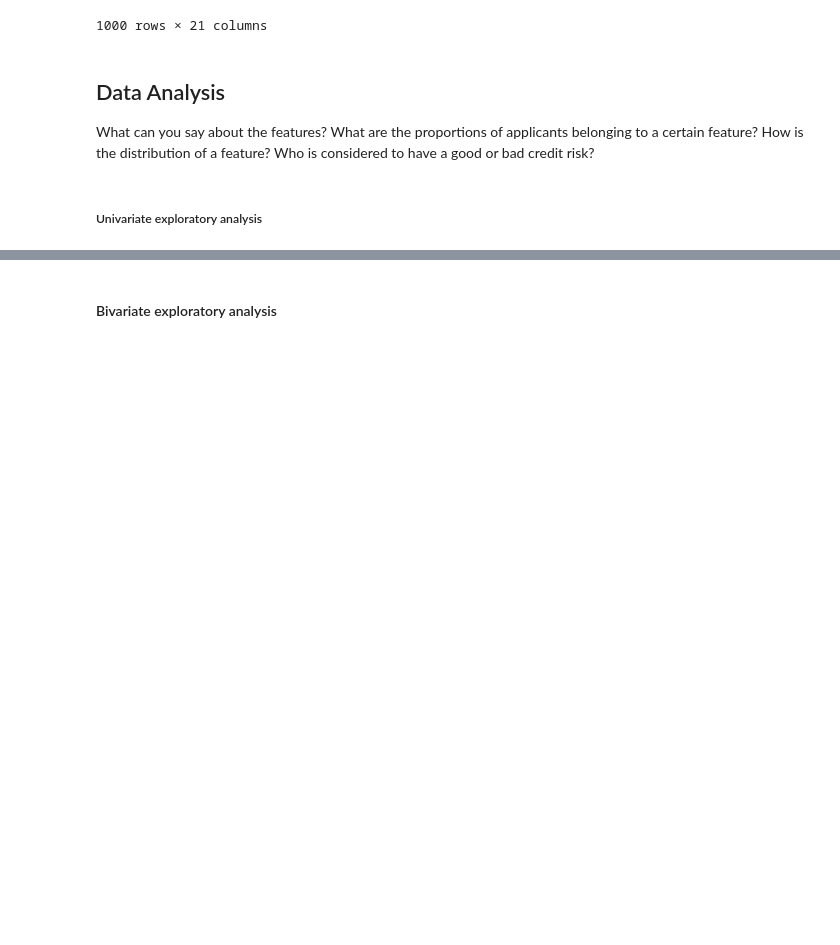
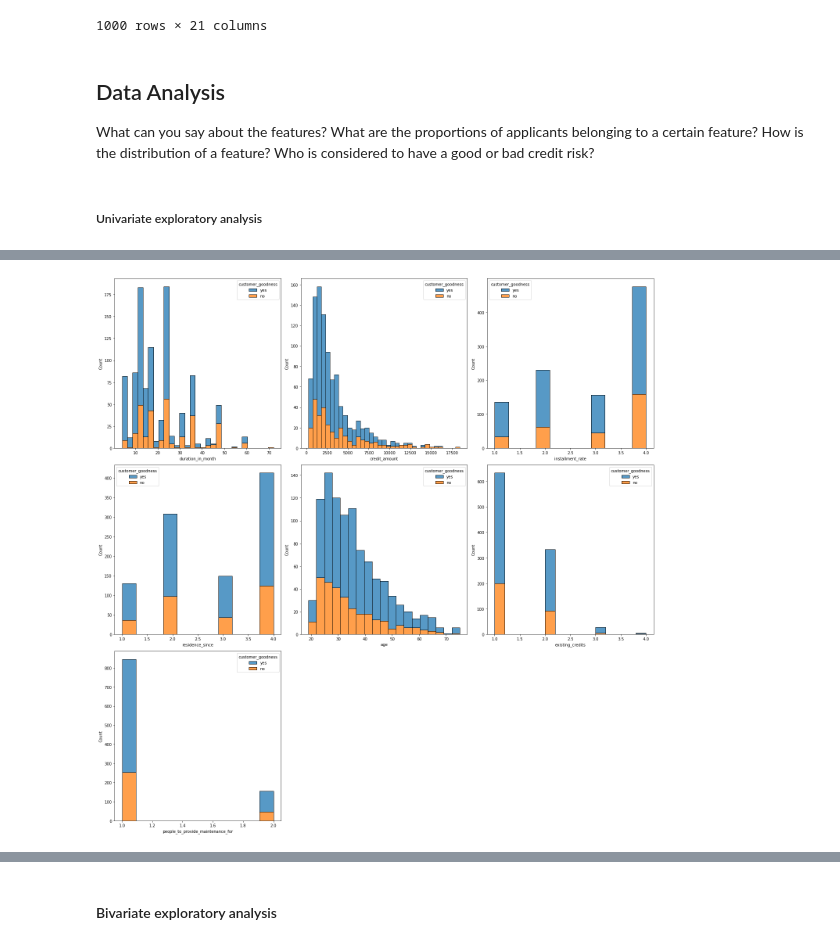
Before and after one commit to FUB-HCC/hcds-summer-2022, a Jupyter notebook: assignments/A2_Data/Group_02/A2_Data.ipynb, the cells around one changed output, grey strips where cells are left out. Drawn from its saved outputs; the diff is of its cells as text; code cells hidden in the pictures; blank space fills up the shorter version.

```diff
--- a/assignments/A2_Data/Group_02/A2_Data.ipynb
+++ b/assignments/A2_Data/Group_02/A2_Data.ipynb
@@ -260,7 +281,9 @@ df_german = df_german.replace({
                               "A202": "no",
                                })
 
-df_german = df_german.replace({"customer_goodness": 2}, 0) # 1 = "yes", 0 = "no"
+#df_german = df_german.replace({"customer_goodness": 2}, 0) # 1 = "yes", 0 = "no"
+df_german = df_german.replace({"customer_goodness": 2}, "no")
+df_german = df_german.replace({"customer_goodness": 1}, "yes")
 # %%
 df_german
 # %% [output]
@@ -301,7 +334,9 @@ df_german[num_features].describe()
 # %%
 # Plot numerical features as histograms
-plot_hist, axes = plt.subplots(1, len(num_features))
-plot_hist.set_size_inches(25, 6)
-plot_univariate_analysis(df_german, num_features, 'hist', plot_hist)
+fig = plt.figure(figsize=(20,20))
+gs = gridspec.GridSpec(3,3)
+plot_univariate_analysis(df_german, num_features, 'hist', fig, gs)
+# %% [output]
+[figure, added]
 # %%
 # Plot numerical features as boxplots
```
Also changed, not shown: parts of 10 cells of this notebook.
